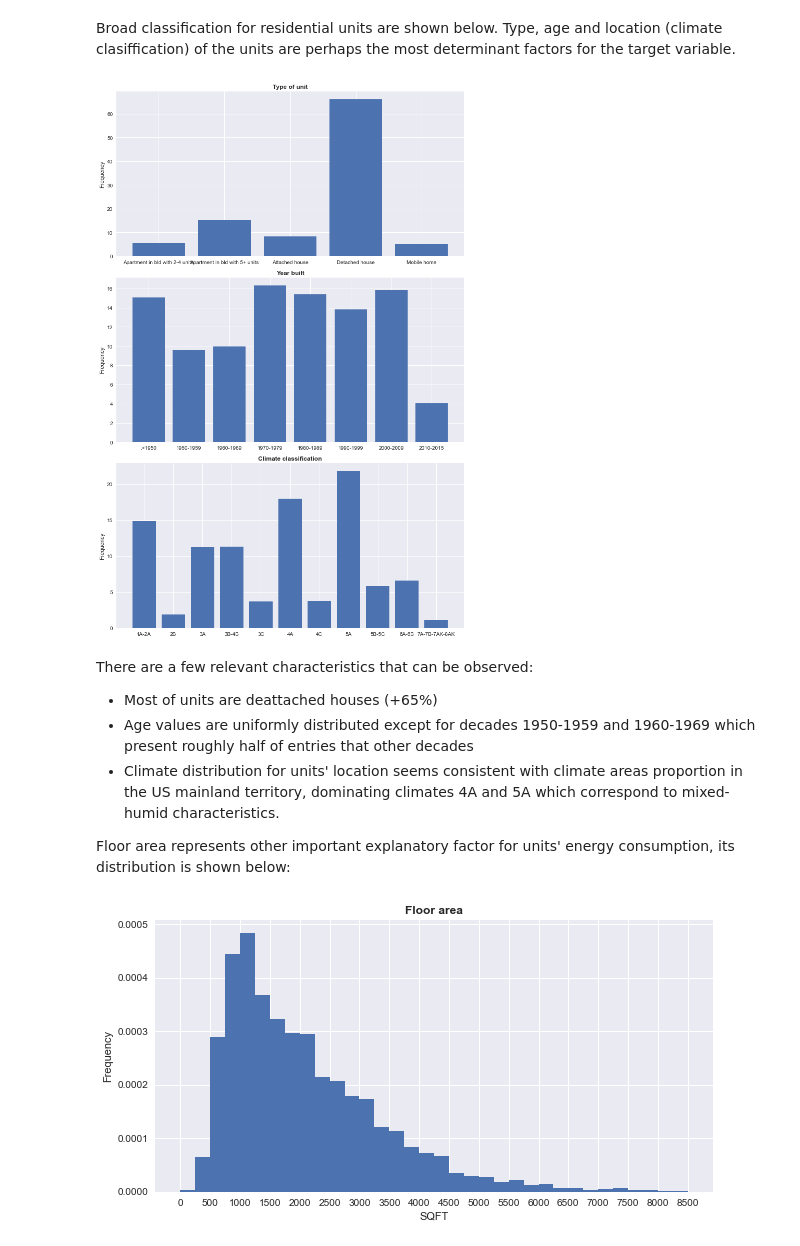
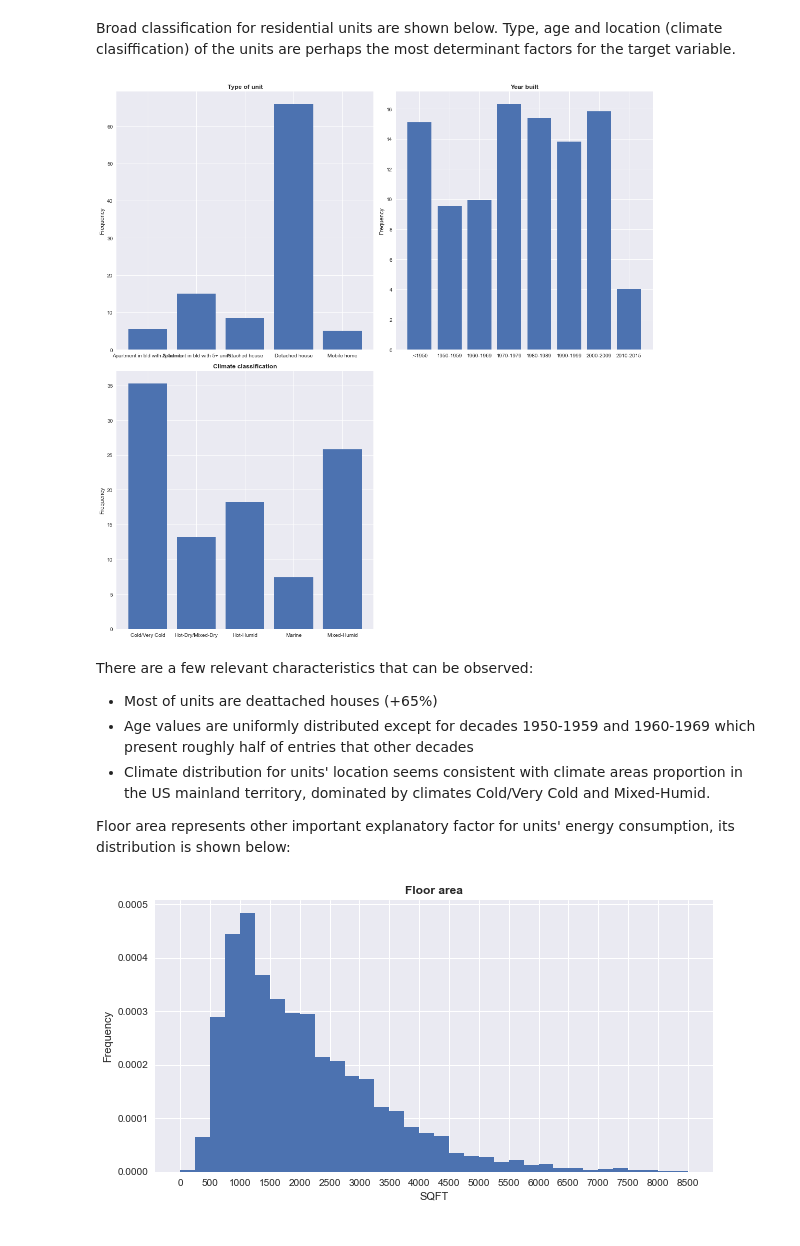
Before and after one commit to jvrnuno/Capstone-2, a Jupyter notebook: notebooks/1A_JNT_collection_and_inspection.ipynb, the cells around one changed output. Saved outputs shown, nothing was run; the diff lists cells and outputs as text; code cells hidden in the pictures.

```diff
--- a/notebooks/1A_JNT_collection_and_inspection.ipynb
+++ b/notebooks/1A_JNT_collection_and_inspection.ipynb
@@ -259 +230,31 @@ df['YEARMADERANGE'].replace(yearmaderange, inplace=True)
+# %%
+# Creates a dict with actual and new names.
+
+rename = {'ATTIC':'ATTIC',
+          'BEDROOMS':'BEDROOMS',
+          'CDD65':'CDD65',
+          'CELLAR':'BASEMENT',
+          'COOLTYPE':'COOL_TYPE',
+          'DOLELCOL':'COOL_COST',
+          'EQUIPAGE':'EQUIP_AGE',
+          'EQUIPM':'HEAT_TYPE',
+          'HDD65':'HDD65',
+          'HIGHCEIL':'HIGH_CEIL',
+          'CLIMATE_REGION_PUB':'CLIMATE_REGION',
+          'KOWNRENT':'OWNERSHIP',
+          'NCOMBATH':'NCOMBATH',
+          'NHAFBATH':'NHAFBATH',
+          'PROTHERM':'THERMOSTAT',
+          'SIZEOFGARAGE':'SIZEOFGARAGE',
+          'STORIES':'STORIES',
+          'TOTALDOLSPH':'HEAT_COST',
+          'TOTSQFT_EN':'FLOOR_AREA',
+          'TYPEHUQ':'UNIT_TYPE',
+          'YEARMADERANGE':'DECADE_BUILT',
+          'TOTALDOLWTH':'WATERHEAT_COST'
+            }
+# %%
+# Rename columns applying 'rename' dict
+
+df.rename(rename, axis=1, inplace=True)
 # %% [markdown]
@@ -303,29 +302,29 @@ plt.style.use('seaborn')
 # %% [markdown]
 Broad classification for residential units are shown below. Type, age and location (climate clasiffication) of the units are perhaps the most determinant factors for the target variable.
 # %%
-fig = plt.figure(figsize=(10,15), dpi=72)
+fig = plt.figure(figsize=(15,15), dpi=72)
 
 # Plot type of housing unit
-plt.subplot(3,1,1)
-Pmf(df['TYPEHUQ'], 'Type of unit')
+plt.subplot(2,2,1)
+Pmf(df['UNIT_TYPE'], 'Type of unit')
 
 # Plot year built
-plt.subplot(3,1,2)
-Pmf(df['YEARMADERANGE'], 'Year built')
+plt.subplot(2,2,2)
+Pmf(df['DECADE_BUILT'], 'Year built')
 
 # Plot climate classification
-plt.subplot(3,1,3)
-Pmf(df['IECC_CLIMATE_PUB'], 'Climate classification')
+plt.subplot(2,2,3)
+Pmf(df['CLIMATE_REGION'], 'Climate classification')
 
 plt.tight_layout()
 plt.show()
 # %% [output]
-[figure, old version]
+[figure, new version]
 # %% [markdown]
 There are a few relevant characteristics that can be observed:
 - Most of units are deattached houses (+65%)
 - Age values are uniformly distributed except for decades 1950-1959 and 1960-1969 which present roughly half of entries that other decades
-- Climate distribution for units' location seems consistent with climate areas proportion in the US mainland territory, dominating climates 4A and 5A which correspond to mixed-humid characteristics.
+- Climate distribution for units' location seems consistent with climate areas proportion in the US mainland territory, dominated by climates Cold/Very Cold and Mixed-Humid.
 
 Floor area represents other important explanatory factor for units' energy consumption, its distribution is shown below:
 # %%
```
Also changed, not shown: parts of 25 cells of this notebook, 1 other file.
